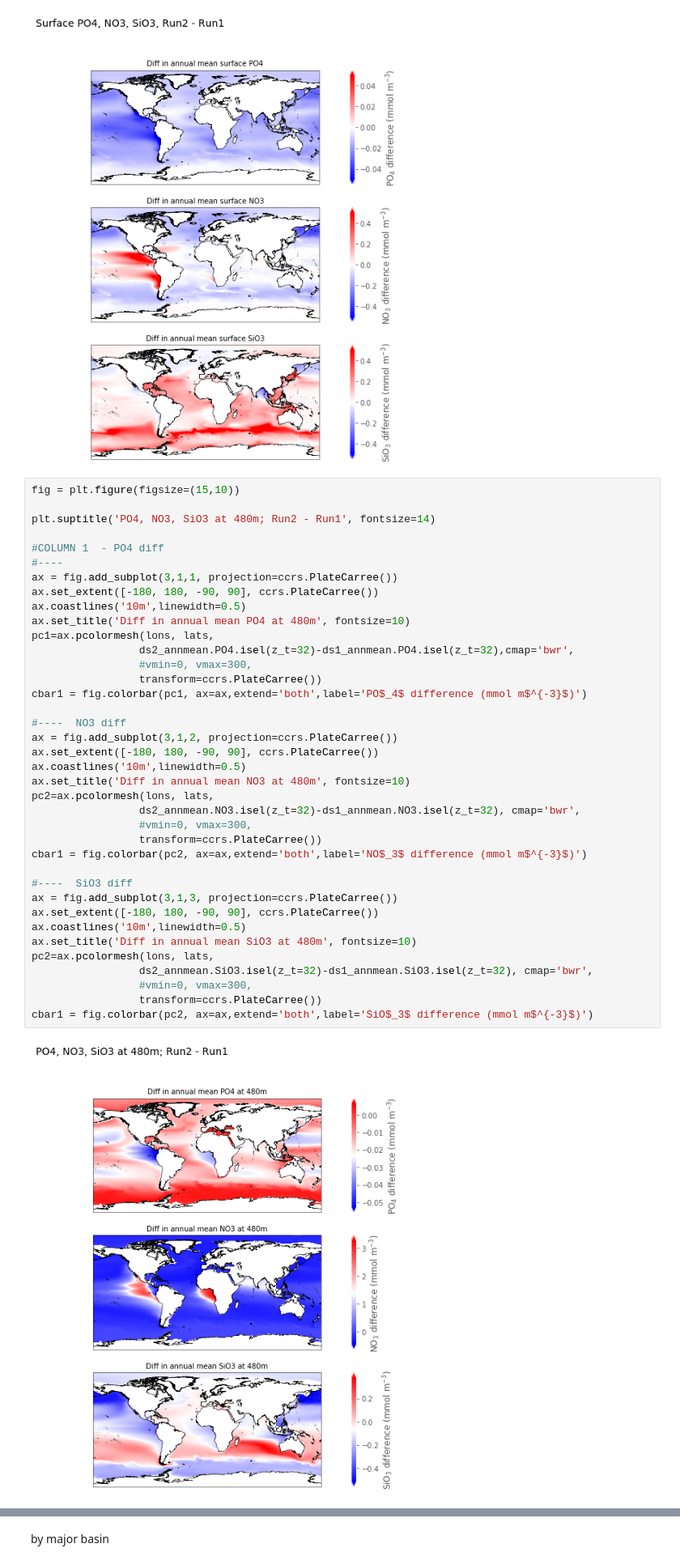
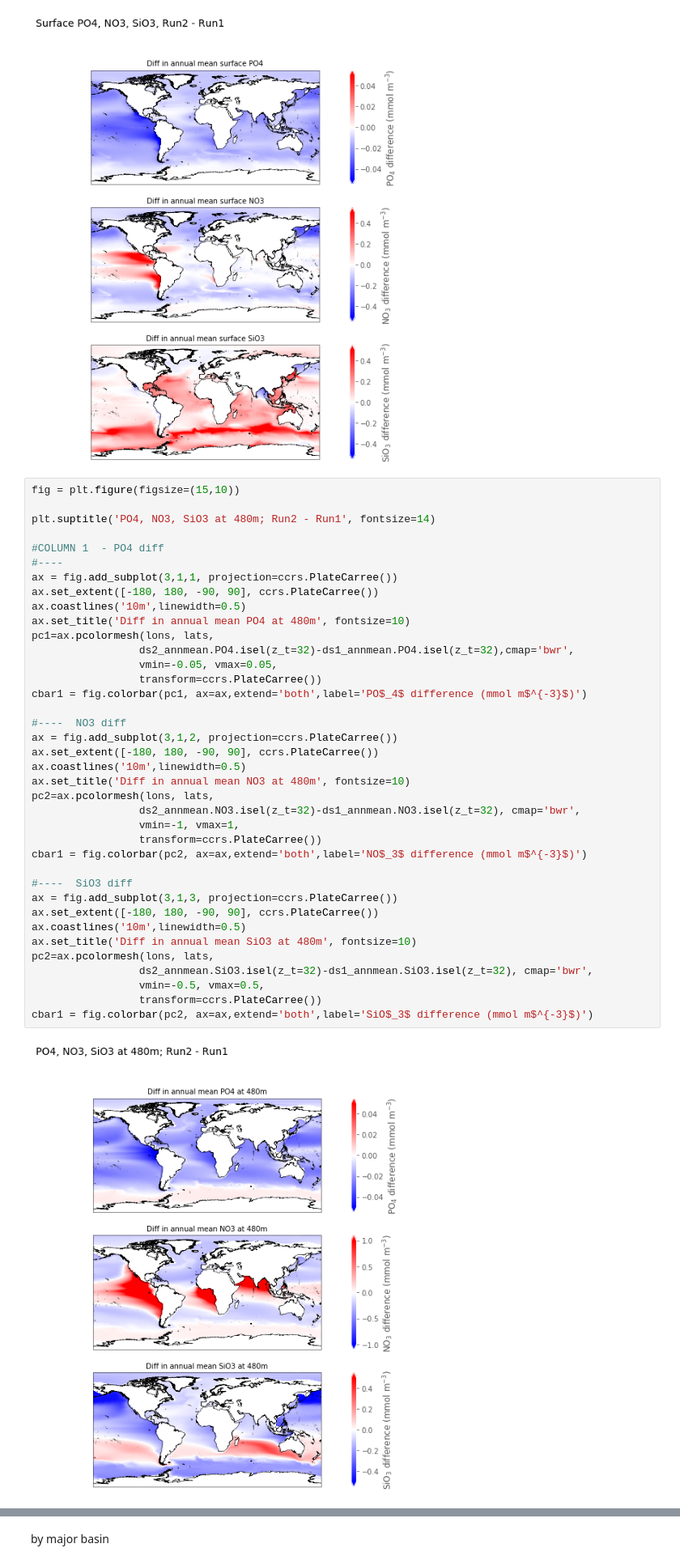
Before and after one commit to kristenkrumhardt/CESM2_oceanBGC_diag, a Jupyter notebook: compare2runs.ipynb, the cells around one changed output, grey strips where cells are left out. Shown at 81% size. Cells and saved outputs as stored; diff of their text form.

```diff
--- a/compare2runs.ipynb
+++ b/compare2runs.ipynb
@@ -236,37 +236,37 @@ plt.suptitle('PO4, NO3, SiO3 at 480m; Run2 - Run1', fontsize=14)
 #----
 ax = fig.add_subplot(3,1,1, projection=ccrs.PlateCarree())
 ax.set_extent([-180, 180, -90, 90], ccrs.PlateCarree())
 ax.coastlines('10m',linewidth=0.5)
 ax.set_title('Diff in annual mean PO4 at 480m', fontsize=10)
 pc1=ax.pcolormesh(lons, lats,
                  ds2_annmean.PO4.isel(z_t=32)-ds1_annmean.PO4.isel(z_t=32),cmap='bwr',
-                 #vmin=0, vmax=300,
+                 vmin=-0.05, vmax=0.05,
                  transform=ccrs.PlateCarree())
 cbar1 = fig.colorbar(pc1, ax=ax,extend='both',label='PO$_4$ difference (mmol m$^{-3}$)')
 
 #----  NO3 diff
 ax = fig.add_subplot(3,1,2, projection=ccrs.PlateCarree())
 ax.set_extent([-180, 180, -90, 90], ccrs.PlateCarree())
 ax.coastlines('10m',linewidth=0.5)
 ax.set_title('Diff in annual mean NO3 at 480m', fontsize=10)
 pc2=ax.pcolormesh(lons, lats,
                  ds2_annmean.NO3.isel(z_t=32)-ds1_annmean.NO3.isel(z_t=32), cmap='bwr',
-                 #vmin=0, vmax=300,
+                 vmin=-1, vmax=1,
                  transform=ccrs.PlateCarree())
 cbar1 = fig.colorbar(pc2, ax=ax,extend='both',label='NO$_3$ difference (mmol m$^{-3}$)')
 
 #----  SiO3 diff
 ax = fig.add_subplot(3,1,3, projection=ccrs.PlateCarree())
 ax.set_extent([-180, 180, -90, 90], ccrs.PlateCarree())
 ax.coastlines('10m',linewidth=0.5)
 ax.set_title('Diff in annual mean SiO3 at 480m', fontsize=10)
 pc2=ax.pcolormesh(lons, lats,
                  ds2_annmean.SiO3.isel(z_t=32)-ds1_annmean.SiO3.isel(z_t=32), cmap='bwr',
-                 #vmin=0, vmax=300,
+                 vmin=-0.5, vmax=0.5,
                  transform=ccrs.PlateCarree())
 cbar1 = fig.colorbar(pc2, ax=ax,extend='both',label='SiO$_3$ difference (mmol m$^{-3}$)')
 # %% [output]
-[figure, old version]
+[figure, new version]
 # %%
 fig = plt.figure(figsize=(15,10))
 
```
Also changed, not shown: parts of 3 cells of this notebook.
